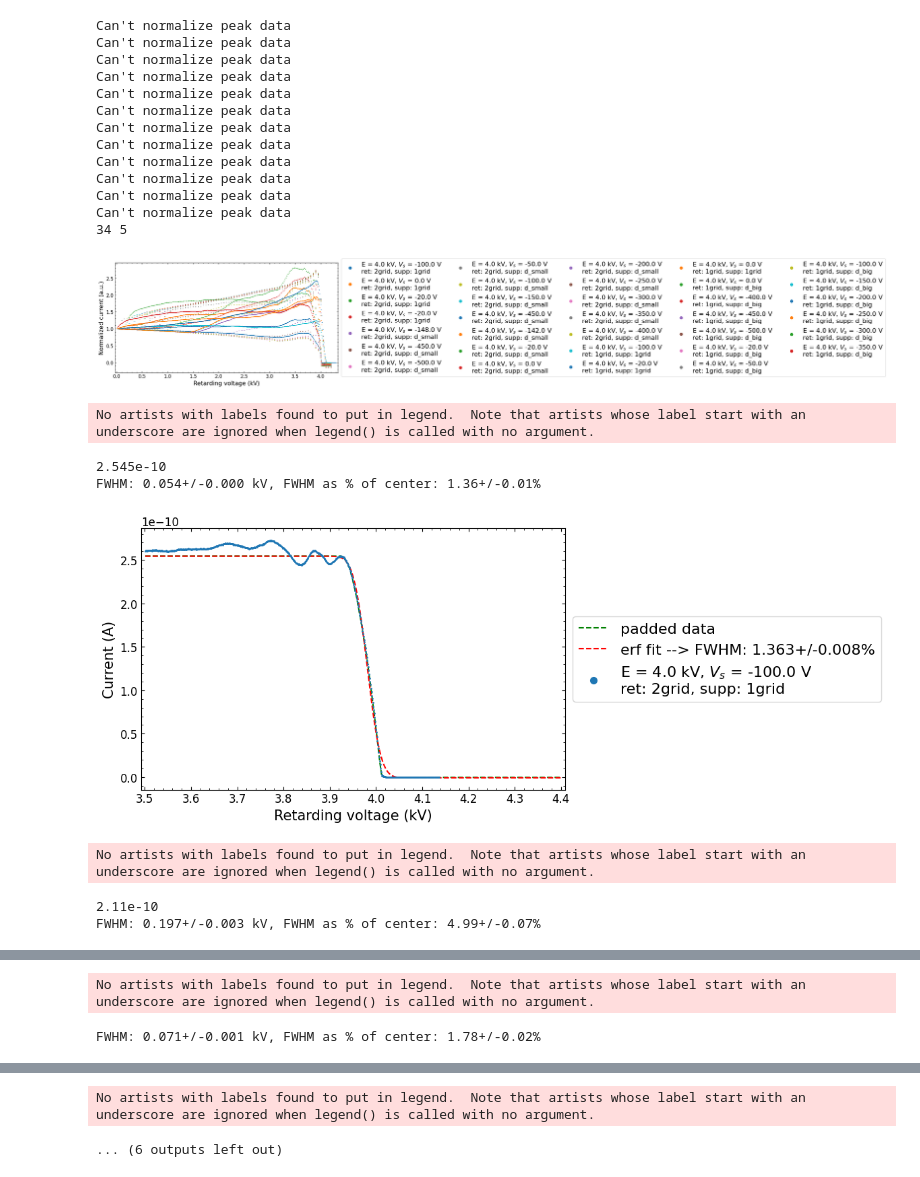
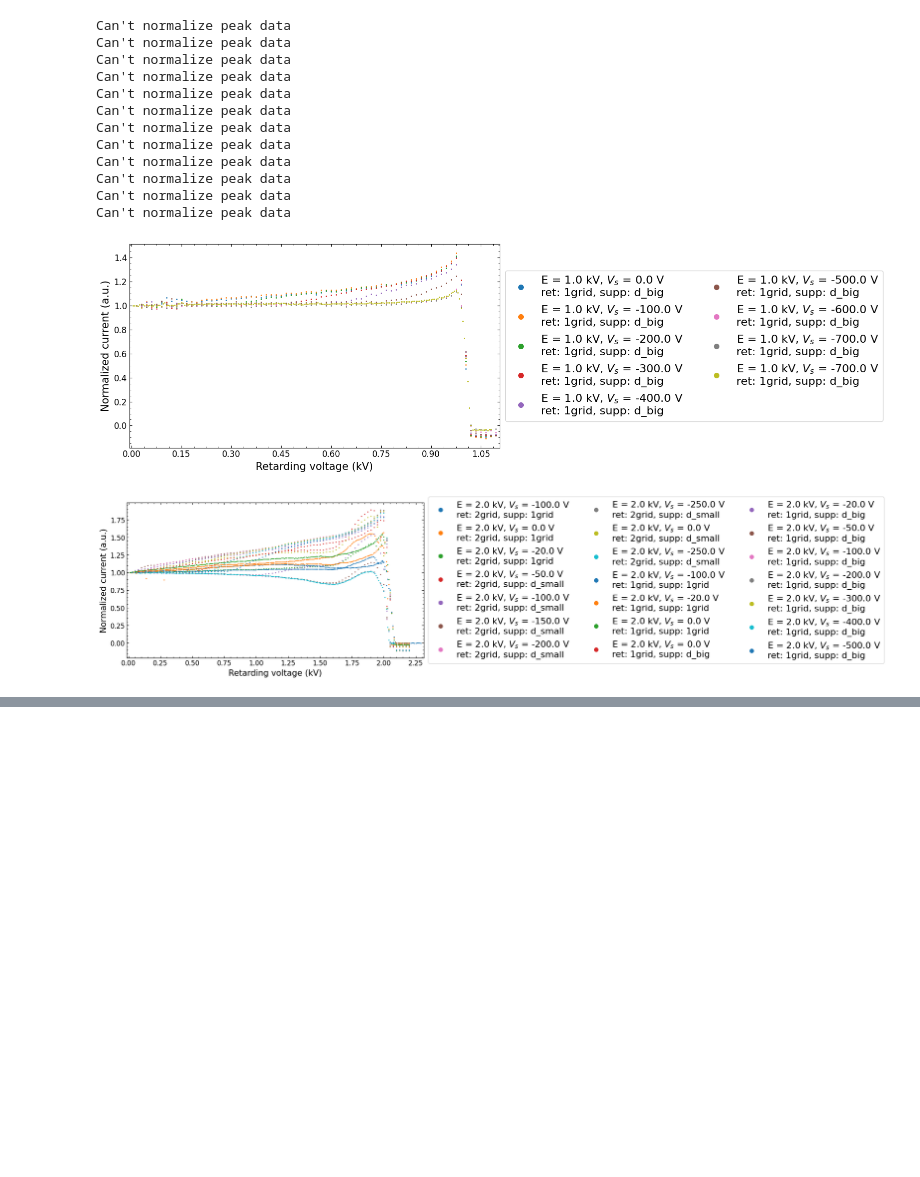
Before and after one commit to naki23/PL4-RFA, a Jupyter notebook: RFA_main2.ipynb, the cells around one changed output, grey strips where cells are left out. Drawn from its saved outputs; the diff is of its cells as text; code cells hidden in the pictures; blank space fills up the shorter version.

Commit message:
removed a bad data

```diff
--- a/RFA_main2.ipynb
+++ b/RFA_main2.ipynb
@@ -56,6 +56,8 @@ class RFAData:
         self.current = None       # Will be numpy array
         self.current_0 = None     # Will be numpy array
         self.current_norm = None  # Will be numpy array
+
+        self._is_normalized = False
 
 
         self._load_file(filename)
@@ -184,6 +186,7 @@ class RFAData:
            the original and the one normalized to the first point."""
         self.current_0 = np.copy(self.current)
         if not self.is_peak: # peaks can't be normalized
+            # TODO: shift all the peaks to end at 0
             self.current_norm = np.copy(self.current_0) / self.current_0[0]
 
     def __repr__(self):
@@ -226,7 +229,7 @@ class RFAData:
             max_current_index = np.argmin(np.abs(self.current - max_current))
         else:
             x_peak, y_peak = find_last_peak_before_dropoff(self.retarding_voltage, self.current)
-            print(y_peak)
+            # print(y_peak)
             max_current_index = np.where(self.current == y_peak)[0][-1]
 
         # Find the index of the last peak
@@ -288,7 +291,7 @@ class RFAData:
 
 
 
-def format_plot(nrows=None, figsize=(12, 5), figax=None, show=True, rfa_datas=None):
+def format_plot(nrows=7, figsize=(12, 5), figax=None, show=True, rfa_datas=None):
     """
     ncol (int): Number of rows for the legend.
     figsize (tuple): (width, height)
@@ -318,7 +321,6 @@ def format_plot(nrows=None, figsize=(12, 5), figax=None, show=True, rfa_datas=No
     if nrows:
         n_items = len(ax.get_legend_handles_labels()[0])
         ncols = int(np.ceil(n_items / float(nrows)))
-        print(n_items, ncols)
     else:
         ncols = 1
     ax.legend(loc='center left',
@@ -400,55 +402,55 @@ def find_last_peak_before_dropoff(x, y):
 # %%
 # load all RFA data files
 all_rfa_datas = []
 
 # Loop through the raw data folder and its subfolders
 for root, dirs, files in os.walk(r"raw data"):
     for file in files:
         if file.endswith(".txt") and not ("wein" in str(file) or "wien" in str(file)):
             file_path = os.path.join(root, file)
             rfa = RFAData(file_path)
             rfa.is_normalized = True # normalize all by the starting current
             all_rfa_datas.append(rfa)
 
-format_plot(nrows=7, rfa_datas=filtered(all_rfa_datas, energy=[4], is_peak=[False], day=list(range(5))))
+for e in [1, 2, 4]:
+    format_plot(nrows=7, rfa_datas=filtered(all_rfa_datas, energy=[e], is_peak=[False], day=list(range(5))))
 
+# filtered(all_rfa_datas, energy=[4],
+#          is_peak=[True],
+#          day=[1],
+#          supp_voltage=[-100]
+#          )[0].calc_fwhm(plot=True)
 
-filtered(all_rfa_datas, energy=[4],
-         is_peak=[True],
-         day=[1],
-         supp_voltage=[-100]
-         )[0].calc_fwhm(plot=True)
-for m_c in [None, 1.35e-10, 1.15e-10]:
-    filtered(all_rfa_datas, energy=[4],
-            is_peak=[True],
-            day=[2],
-            supp_voltage=[-450]
-            )[0].calc_fwhm(plot=True, max_current=m_c)
+# for m_c in [None, 1.15e-10]:
+#     filtered(all_rfa_datas, energy=[4],
+#             is_peak=[True],
+#             day=[2],
+#             supp_voltage=[-450]
+#             )[0].calc_fwhm(plot=True, max_current=m_c)
 
-filtered(all_rfa_datas, energy=[4],
-         is_peak=[True],
-         day=[4],
-         supp_voltage=[-500]
-         )[0].calc_fwhm(plot=True)
+# filtered(all_rfa_datas, energy=[4],
+#          is_peak=[True],
+#          day=[3],
+#          supp_voltage=[]
+#          )[0].calc_fwhm(plot=True)
+
+# filtered(all_rfa_datas, energy=[4],
+#          is_peak=[True],
+#          day=[4],
+#          supp_voltage=[-500]
+#          )[0].calc_fwhm(plot=True)
 # %% [output]
 Can't normalize peak data
 Can't normalize peak data
 Can't normalize peak data
 Can't normalize peak data
 Can't normalize peak data
 Can't normalize peak data
 Can't normalize peak data
 Can't normalize peak data
 Can't normalize peak data
 Can't normalize peak data
 Can't normalize peak data
 Can't normalize peak data
-34 5
-[figure, old version]
+[figure, new version]
-No artists with labels found to put in legend.  Note that artists whose label start with an underscore are ignored when legend() is called with no argument.
-2.545e-10
-FWHM: 0.054+/-0.000 kV, FWHM as % of center: 1.36+/-0.01%
-[figure, old version]
+[figure, new version]
-No artists with labels found to put in legend.  Note that artists whose label start with an underscore are ignored when legend() is called with no argument.
-2.11e-10
-FWHM: 0.197+/-0.003 kV, FWHM as % of center: 4.99+/-0.07%
@@ -456,2 +457,0 @@ FWHM: 0.197+/-0.003 kV, FWHM as % of center: 4.99+/-0.07%
-No artists with labels found to put in legend.  Note that artists whose label start with an underscore are ignored when legend() is called with no argument.
-FWHM: 0.071+/-0.001 kV, FWHM as % of center: 1.78+/-0.02%
@@ -459,2 +457,0 @@ FWHM: 0.071+/-0.001 kV, FWHM as % of center: 1.78+/-0.02%
-No artists with labels found to put in legend.  Note that artists whose label start with an underscore are ignored when legend() is called with no argument.
-... (6 outputs left out)
```
Also changed, not shown: parts of 3 cells of this notebook, 1 other file.
